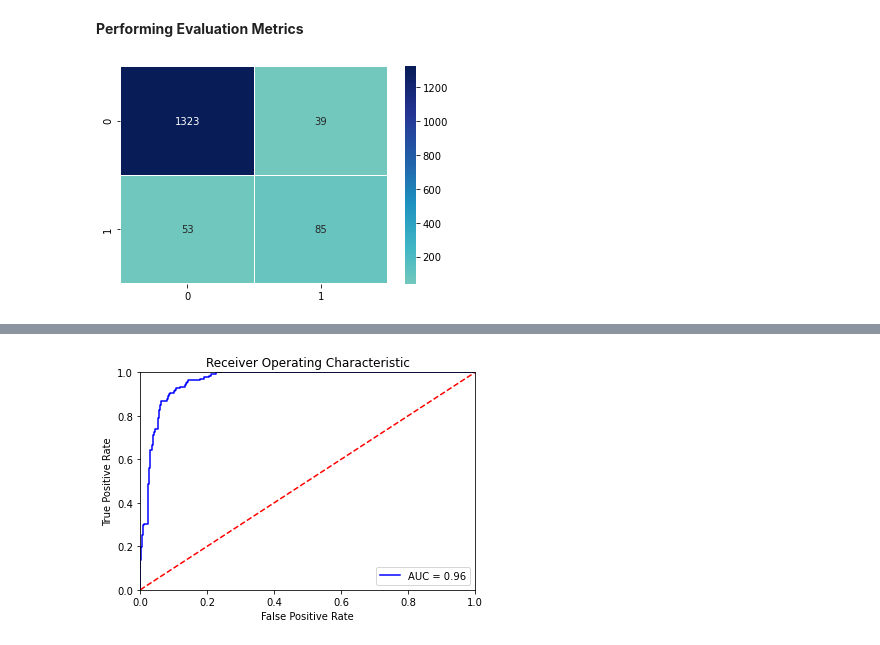
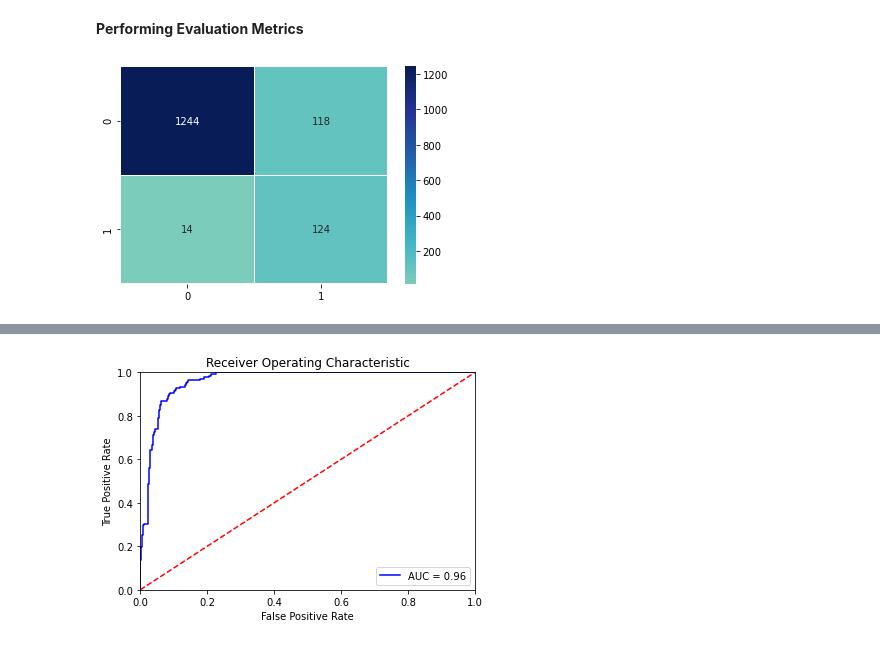
Before and after one commit to dark-crusader/ml-banking-customer-classification, a Jupyter notebook: Main.ipynb, the cells around one changed output, grey strips where cells are left out. Drawn from its saved outputs; the diff is of its cells as text; code cells hidden in the pictures.

```diff
--- a/Main.ipynb
+++ b/Main.ipynb
@@ -783,8 +815,11 @@ nb_y_pred = nb_model.predict(X_test)
 # %% [markdown]
 __Performing Evaluation Metrics__
 # %%
-cm = confusion_matrix(y_test, nb_y_pred)
+# Changing threshold to 0.11 for nb_y_pred
+nb_y_pred_threshold = (nb_model.predict_proba(X_test)[:,1] >= 0.11).astype(int)
+
+cm = confusion_matrix(y_test, nb_y_pred_threshold)
 # Plotting the confusion matrix
 ax = sns.heatmap(cm, annot=True, fmt="d", cmap="YlGnBu", center=250, linewidths=0.1)
 # %% [output]
-[figure, old version]
+[figure, new version]
```
Also changed, not shown: parts of 41 cells of this notebook, 1 other file.
